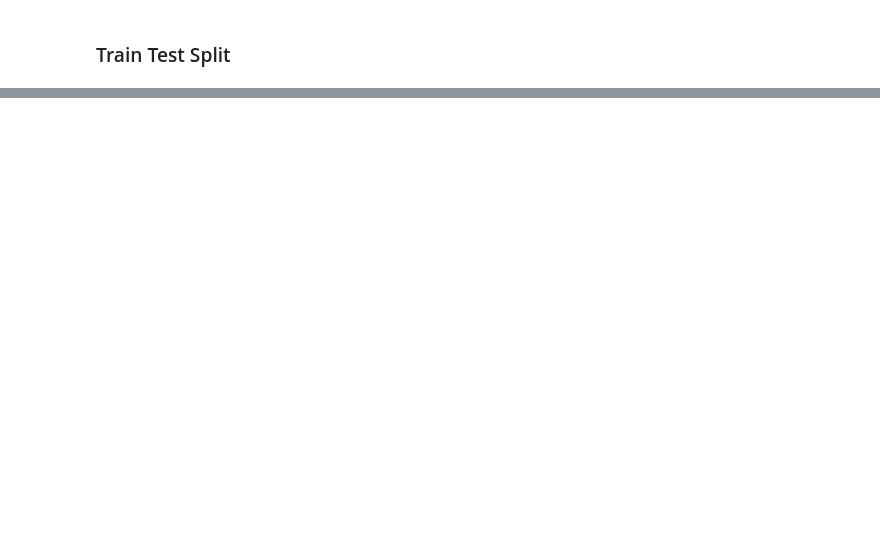
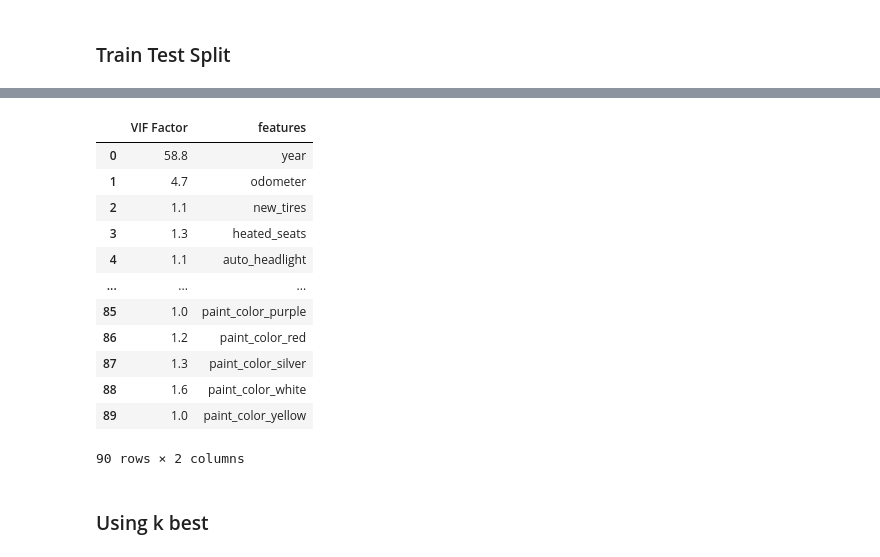
Before and after one commit to jagan-singh/Car-Price-Prediction, a Jupyter notebook: project.ipynb, the cells around one changed output, grey strips where cells are left out. Saved outputs shown, nothing was run; the diff lists cells and outputs as text; code cells hidden in the pictures; blank space fills up the shorter version.

```diff
--- a/project.ipynb
+++ b/project.ipynb
@@ -479,0 +530,21 @@ Training:  6212 vs. Testing:  6194
+# %%
+vif = pd.DataFrame()
+vif["VIF Factor"] = [variance_inflation_factor(df_features.values, i) for i in range(df_features.shape[1])]
+vif["features"] = df_features.columns
+vif.round(1)
+# %% [output]
+|  | VIF Factor | features |
+| 0 | 58.8 | year |
+| 1 | 4.7 | odometer |
+| 2 | 1.1 | new_tires |
+| 3 | 1.3 | heated_seats |
+| 4 | 1.1 | auto_headlight |
+| ... | ... | ... |
+| 85 | 1.0 | paint_color_purple |
+| 86 | 1.2 | paint_color_red |
+| 87 | 1.3 | paint_color_silver |
+| 88 | 1.6 | paint_color_white |
+| 89 | 1.0 | paint_color_yellow |
+90 rows × 2 columns
+# %% [markdown]
+### Using k best
```
Also changed, not shown: parts of 32 cells of this notebook.
